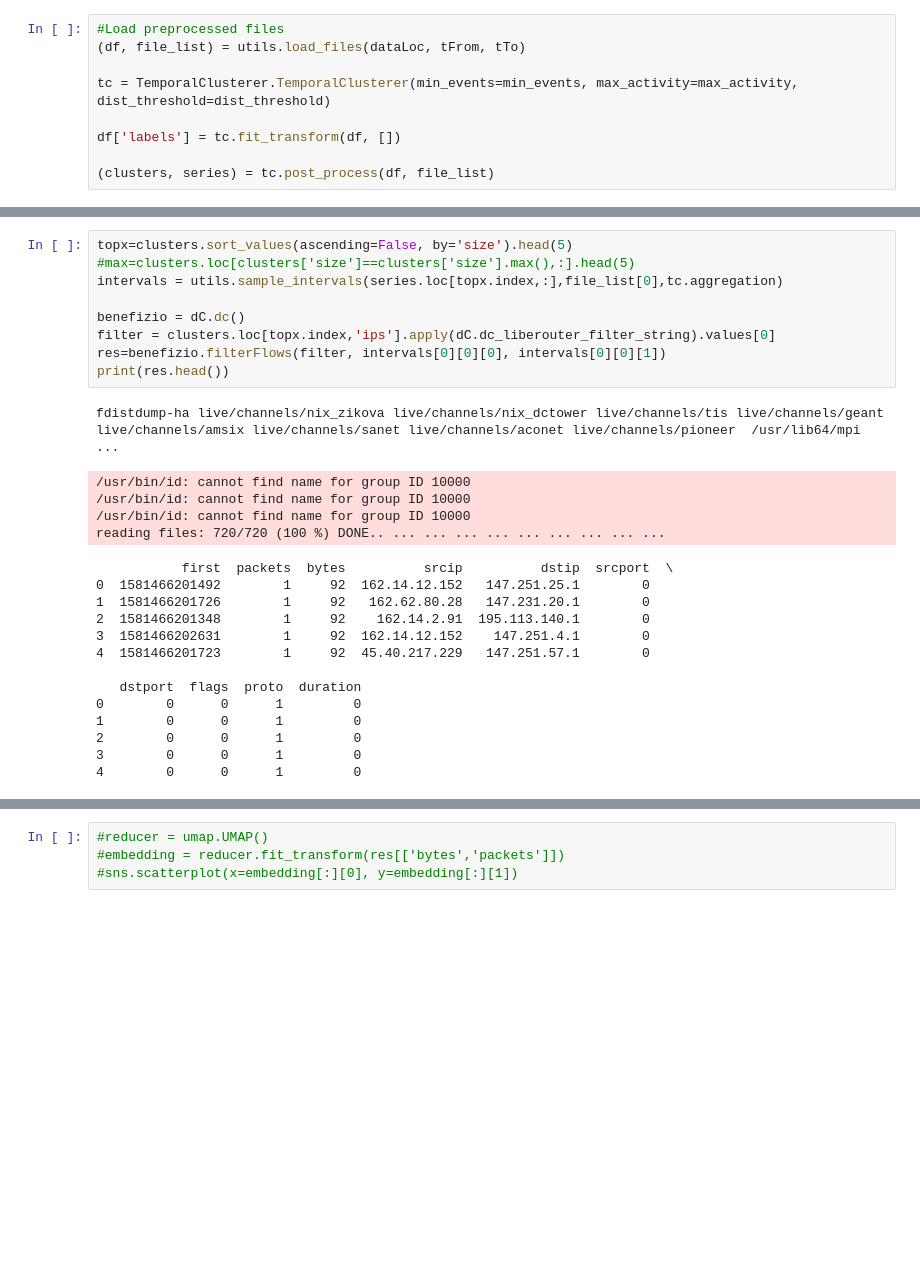
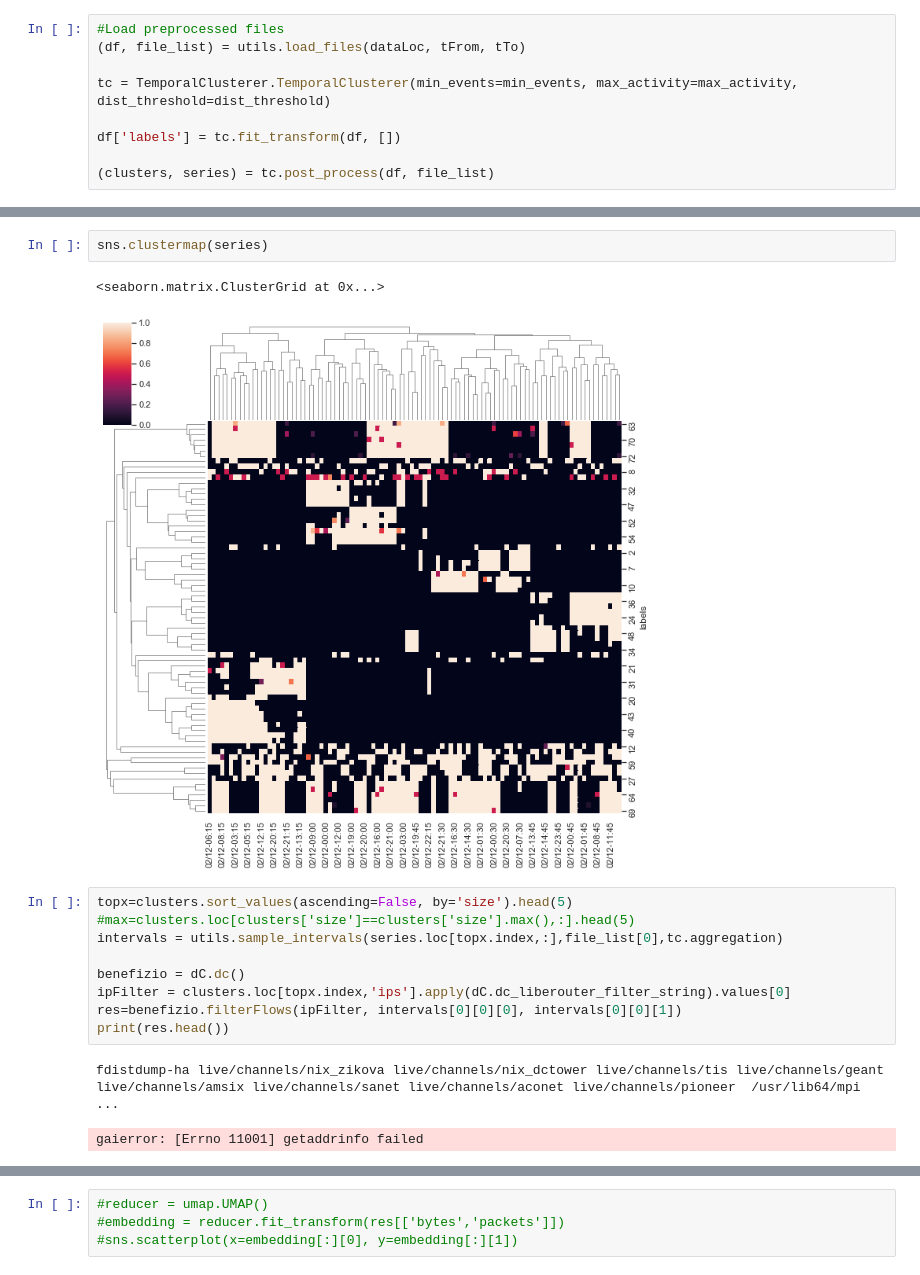
Before and after one commit to CESNET/SECT, a Jupyter notebook: notebooks/SECT.ipynb, the cells around one changed output, grey strips where cells are left out. Saved outputs shown, nothing was run; the diff lists cells and outputs as text; blank space fills up the shorter version.

```diff
--- a/notebooks/SECT.ipynb
+++ b/notebooks/SECT.ipynb
@@ -107,31 +111,20 @@ sns.heatmap(series.apply(lambda x: np.multiply(x,clusters['size']),axis=0))
+# %%
+sns.clustermap(series)
+# %% [output]
+<seaborn.matrix.ClusterGrid at 0x...>
+[figure, added]
 # %%
 topx=clusters.sort_values(ascending=False, by='size').head(5)
 #max=clusters.loc[clusters['size']==clusters['size'].max(),:].head(5)
 intervals = utils.sample_intervals(series.loc[topx.index,:],file_list[0],tc.aggregation)
 
 benefizio = dC.dc()
-filter = clusters.loc[topx.index,'ips'].apply(dC.dc_liberouter_filter_string).values[0]
-res=benefizio.filterFlows(filter, intervals[0][0][0], intervals[0][0][1])
+ipFilter = clusters.loc[topx.index,'ips'].apply(dC.dc_liberouter_filter_string).values[0]
+res=benefizio.filterFlows(ipFilter, intervals[0][0][0], intervals[0][0][1])
 print(res.head())
 # %% [output]
 fdistdump-ha live/channels/nix_zikova live/channels/nix_dctower live/channels/tis live/channels/geant live/channels/amsix live/channels/sanet live/channels/aconet live/channels/pioneer  /usr/lib64/mpi ...
-/usr/bin/id: cannot find name for group ID 10000
-/usr/bin/id: cannot find name for group ID 10000
-/usr/bin/id: cannot find name for group ID 10000
-reading files: 720/720 (100 %) DONE.. ... ... ... ... ... ... ... ... ...
+gaierror: [Errno 11001] getaddrinfo failed
-           first  packets  bytes          srcip          dstip  srcport  \
-0  1581466201492        1     92  162.14.12.152   147.251.25.1        0
-1  1581466201726        1     92   162.62.80.28   147.231.20.1        0
-2  1581466201348        1     92    162.14.2.91  195.113.140.1        0
-3  1581466202631        1     92  162.14.12.152    147.251.4.1        0
-4  1581466201723        1     92  45.40.217.229   147.251.57.1        0
-
-   dstport  flags  proto  duration
-0        0      0      1         0
-1        0      0      1         0
-2        0      0      1         0
-3        0      0      1         0
-4        0      0      1         0
 # %%
 fig = go.Figure(graphing.genSankey(res.sample(10),['srcip','dstip'],'packets','Sample of packet flows'))
 fig.show()
```
Also changed, not shown: parts of 19 cells of this notebook, 1 other file.
